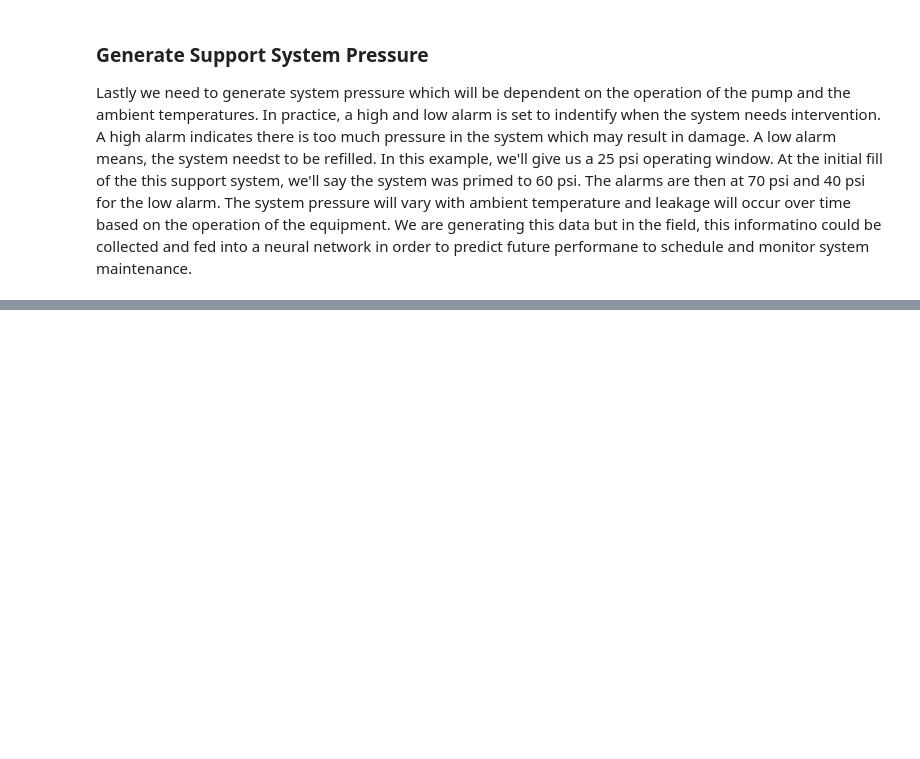
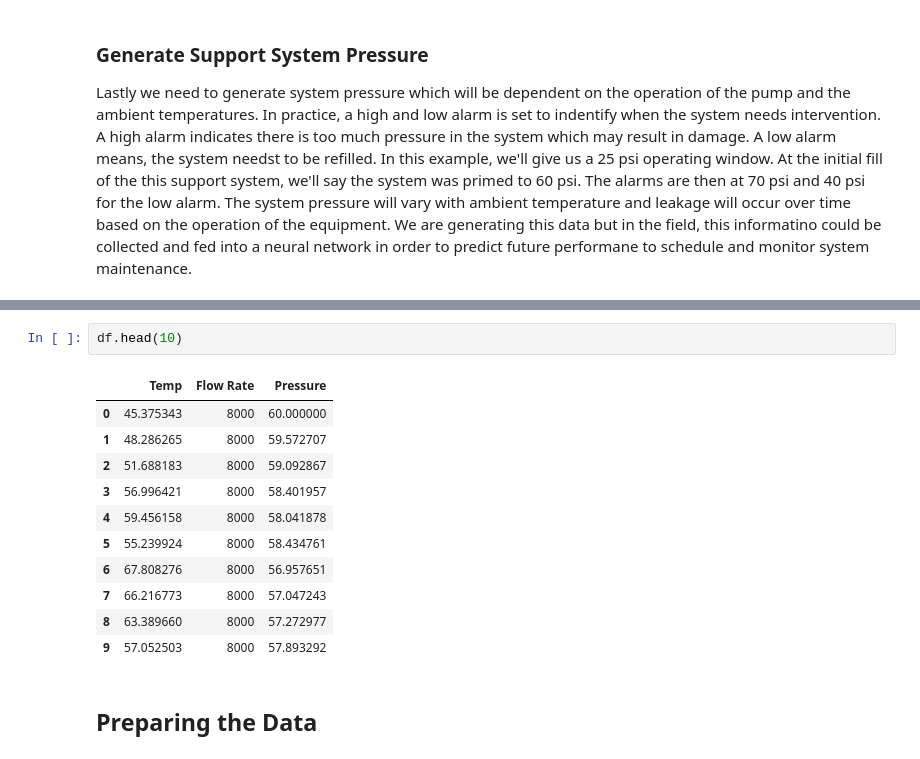
Before and after one commit to Yettimania/rnnMechSystem, a Jupyter notebook: notebooks/1- Mechanical System RNN.ipynb, the cells around one changed output, grey strips where cells are left out. Saved outputs shown, nothing was run; the diff lists cells and outputs as text; blank space fills up the shorter version.

```diff
--- a/notebooks/1- Mechanical System RNN.ipynb
+++ b/notebooks/1- Mechanical System RNN.ipynb
@@ -156,0 +191,16 @@ Text(0.5, 1.0, 'System Pressure over 5 Days')
+# %%
+df.head(10)
+# %% [output]
+|  | Temp | Flow Rate | Pressure |
+| 0 | 45.375343 | 8000 | 60.000000 |
+| 1 | 48.286265 | 8000 | 59.572707 |
+| 2 | 51.688183 | 8000 | 59.092867 |
+| 3 | 56.996421 | 8000 | 58.401957 |
+| 4 | 59.456158 | 8000 | 58.041878 |
+| 5 | 55.239924 | 8000 | 58.434761 |
+| 6 | 67.808276 | 8000 | 56.957651 |
+| 7 | 66.216773 | 8000 | 57.047243 |
+| 8 | 63.389660 | 8000 | 57.272977 |
+| 9 | 57.052503 | 8000 | 57.893292 |
+# %% [markdown]
+## Preparing the Data
```
Also changed, not shown: parts of 11 cells of this notebook.
